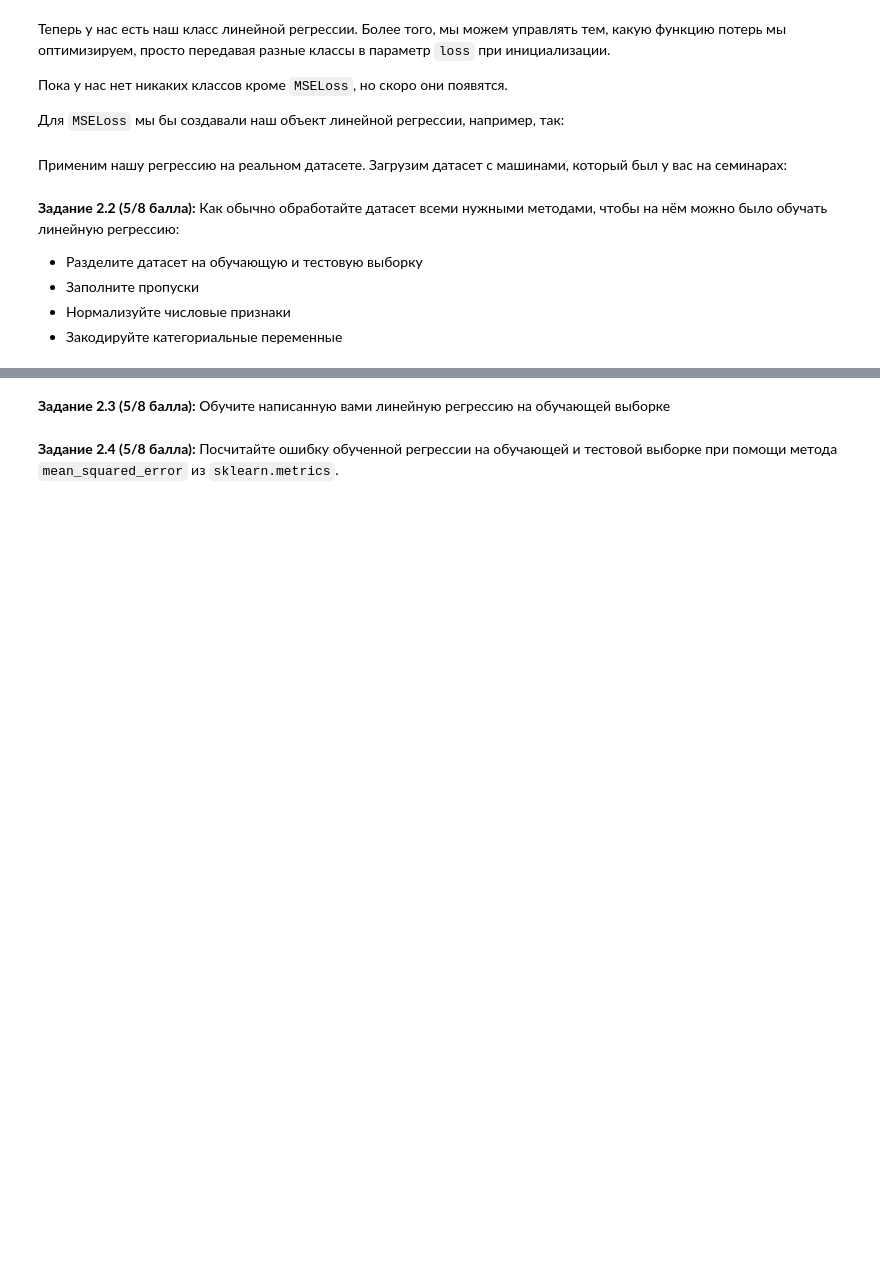
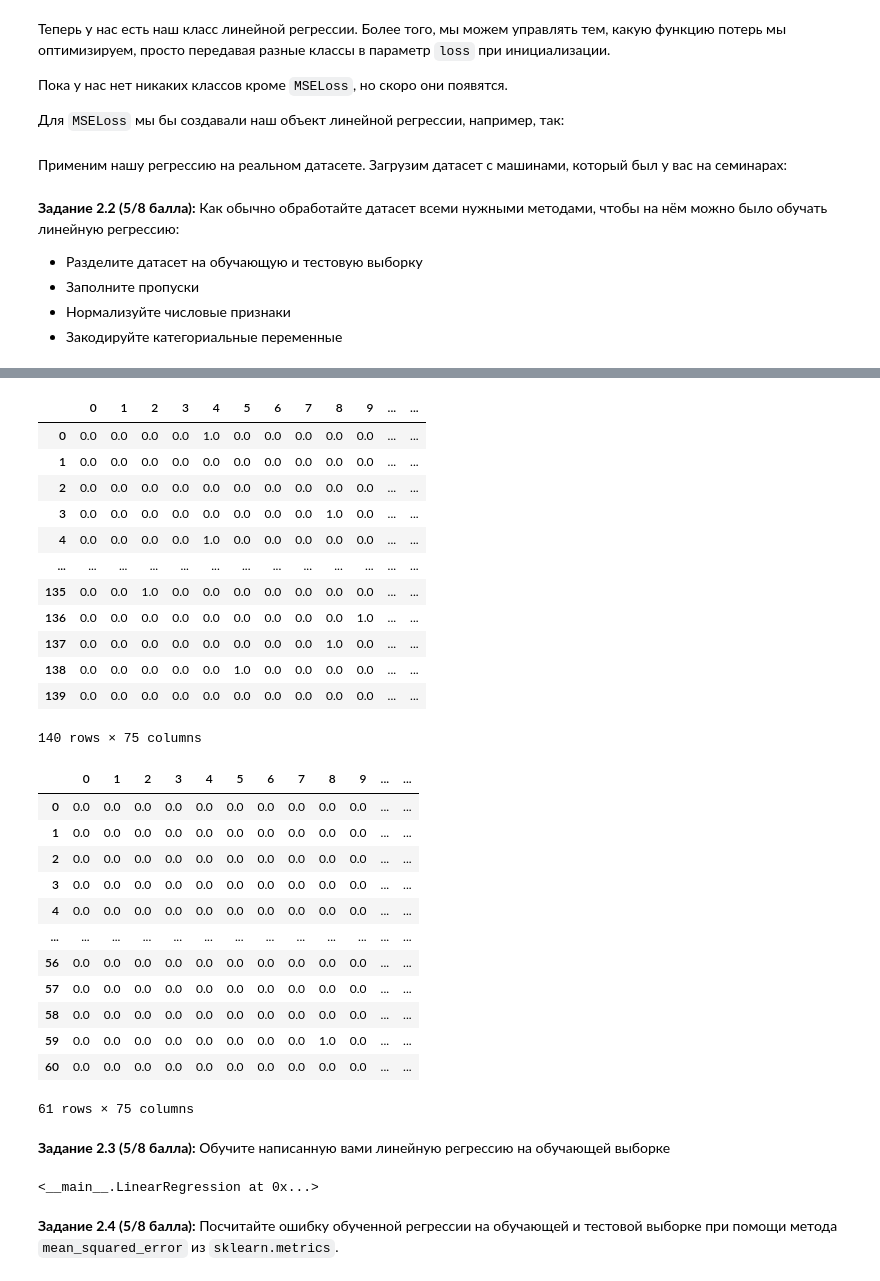
Before and after one commit to Vdmrl/HSE-IDA-ML, a Jupyter notebook: hw05_gd.ipynb, the cells around one changed output, grey strips where cells are left out. Cells and saved outputs as stored; diff of their text form; code cells hidden in the pictures; blank space fills up the shorter version.

```diff
--- a/hw05_gd.ipynb
+++ b/hw05_gd.ipynb
@@ -550,2 +759,56 @@ X_raw = X_raw.drop(25, axis=1)
+# %%
+from sklearn.preprocessing import OneHotEncoder
+from sklearn.compose import ColumnTransformer
+
+# кодирование категориальных признаков
+# Кодирую на всех данных, чтобы обучить на всех категориях
+# хотя в реальности скорее всего это было бы неправильно и нужно как-то по другому обрабатывать неизвестные
+
+# создают ColumnTransformer, чтобы применить энкодер только к категориальным типам
+encoder = ColumnTransformer(
+    transformers=[
+        ('cat', OneHotEncoder(), X_train.select_dtypes(include=['object']).columns.tolist())
+    ],
+    remainder='passthrough'  # не меняем остальные столбцы
+)
+
+encoder.fit(pd.concat([X_train, X_test], axis=0))
+
+X_train = pd.DataFrame(encoder.transform(X_train))
+X_test = pd.DataFrame(encoder.transform(X_test))
+
+# использую get_dummies как до этого, который сам игнорирует численные значения
+#X_train = pd.get_dummies(X_train)
+#X_test = pd.get_dummies(X_test)
+
+display(X_train)
+display(X_test)
+# %% [output]
+|  | 0 | 1 | 2 | 3 | 4 | 5 | 6 | 7 | 8 | 9 | ... | ... |
+| 0 | 0.0 | 0.0 | 0.0 | 0.0 | 1.0 | 0.0 | 0.0 | 0.0 | 0.0 | 0.0 | ... | ... |
+| 1 | 0.0 | 0.0 | 0.0 | 0.0 | 0.0 | 0.0 | 0.0 | 0.0 | 0.0 | 0.0 | ... | ... |
+| 2 | 0.0 | 0.0 | 0.0 | 0.0 | 0.0 | 0.0 | 0.0 | 0.0 | 0.0 | 0.0 | ... | ... |
+| 3 | 0.0 | 0.0 | 0.0 | 0.0 | 0.0 | 0.0 | 0.0 | 0.0 | 1.0 | 0.0 | ... | ... |
+| 4 | 0.0 | 0.0 | 0.0 | 0.0 | 1.0 | 0.0 | 0.0 | 0.0 | 0.0 | 0.0 | ... | ... |
+| ... | ... | ... | ... | ... | ... | ... | ... | ... | ... | ... | ... | ... |
+| 135 | 0.0 | 0.0 | 1.0 | 0.0 | 0.0 | 0.0 | 0.0 | 0.0 | 0.0 | 0.0 | ... | ... |
+| 136 | 0.0 | 0.0 | 0.0 | 0.0 | 0.0 | 0.0 | 0.0 | 0.0 | 0.0 | 1.0 | ... | ... |
+| 137 | 0.0 | 0.0 | 0.0 | 0.0 | 0.0 | 0.0 | 0.0 | 0.0 | 1.0 | 0.0 | ... | ... |
+| 138 | 0.0 | 0.0 | 0.0 | 0.0 | 0.0 | 1.0 | 0.0 | 0.0 | 0.0 | 0.0 | ... | ... |
+| 139 | 0.0 | 0.0 | 0.0 | 0.0 | 0.0 | 0.0 | 0.0 | 0.0 | 0.0 | 0.0 | ... | ... |
+140 rows × 75 columns
+|  | 0 | 1 | 2 | 3 | 4 | 5 | 6 | 7 | 8 | 9 | ... | ... |
+| 0 | 0.0 | 0.0 | 0.0 | 0.0 | 0.0 | 0.0 | 0.0 | 0.0 | 0.0 | 0.0 | ... | ... |
+| 1 | 0.0 | 0.0 | 0.0 | 0.0 | 0.0 | 0.0 | 0.0 | 0.0 | 0.0 | 0.0 | ... | ... |
+| 2 | 0.0 | 0.0 | 0.0 | 0.0 | 0.0 | 0.0 | 0.0 | 0.0 | 0.0 | 0.0 | ... | ... |
+| 3 | 0.0 | 0.0 | 0.0 | 0.0 | 0.0 | 0.0 | 0.0 | 0.0 | 0.0 | 0.0 | ... | ... |
+| 4 | 0.0 | 0.0 | 0.0 | 0.0 | 0.0 | 0.0 | 0.0 | 0.0 | 0.0 | 0.0 | ... | ... |
+| ... | ... | ... | ... | ... | ... | ... | ... | ... | ... | ... | ... | ... |
+| 56 | 0.0 | 0.0 | 0.0 | 0.0 | 0.0 | 0.0 | 0.0 | 0.0 | 0.0 | 0.0 | ... | ... |
+| 57 | 0.0 | 0.0 | 0.0 | 0.0 | 0.0 | 0.0 | 0.0 | 0.0 | 0.0 | 0.0 | ... | ... |
+| 58 | 0.0 | 0.0 | 0.0 | 0.0 | 0.0 | 0.0 | 0.0 | 0.0 | 0.0 | 0.0 | ... | ... |
+| 59 | 0.0 | 0.0 | 0.0 | 0.0 | 0.0 | 0.0 | 0.0 | 0.0 | 1.0 | 0.0 | ... | ... |
+| 60 | 0.0 | 0.0 | 0.0 | 0.0 | 0.0 | 0.0 | 0.0 | 0.0 | 0.0 | 0.0 | ... | ... |
+61 rows × 75 columns
 # %% [markdown]
 **Задание 2.3 (5/8 балла):** Обучите написанную вами линейную регрессию на обучающей выборке
@@ -554,2 +815,7 @@ X_raw = X_raw.drop(25, axis=1)
+# %%
+lin_reg = LinearRegression(MSELoss())
+lin_reg.fit(X_train, y_train)
+# %% [output]
+<__main__.LinearRegression at 0x...>
 # %% [markdown]
 **Задание 2.4 (5/8 балла):** Посчитайте ошибку обученной регрессии на обучающей и тестовой выборке при помощи метода `mean_squared_error` из `sklearn.metrics`.
```
Also changed, not shown: parts of 24 cells of this notebook.
